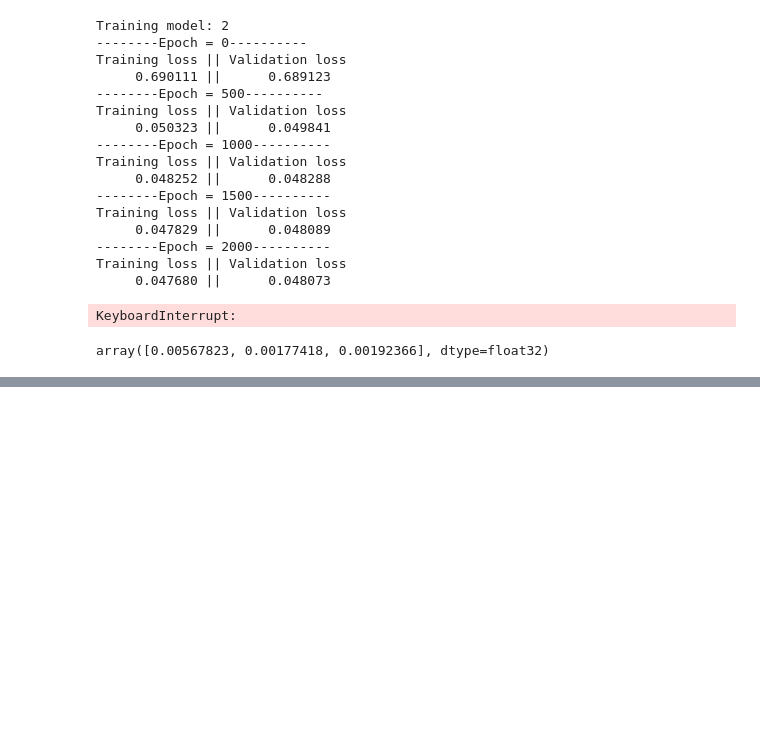
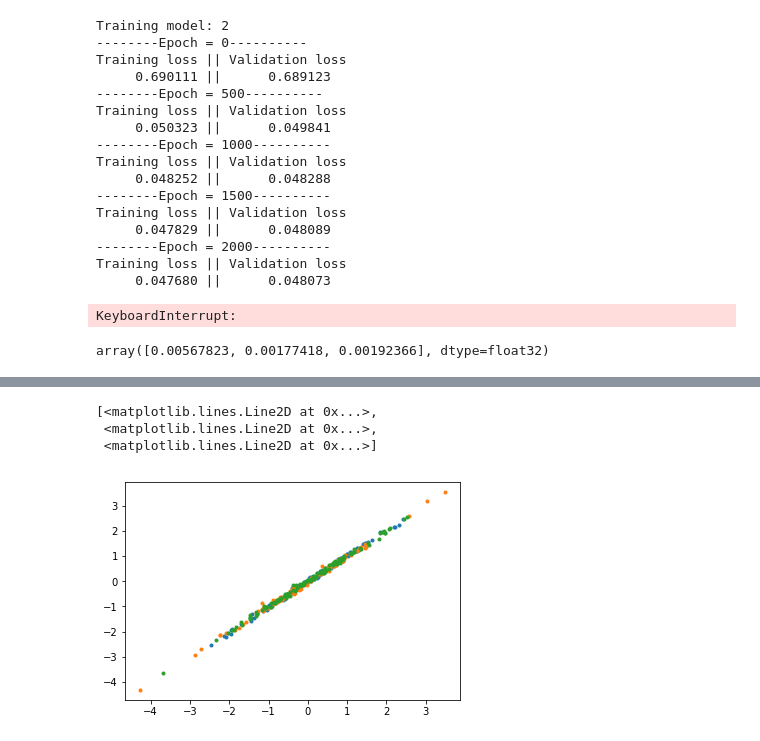
Before and after one commit to semodi/mlcf, a Jupyter notebook: jupyter/build_force_model.ipynb, the cells around one changed output, grey strips where cells are left out. Drawn from its saved outputs; the diff is of its cells as text; code cells hidden in the pictures; blank space fills up the shorter version.

```diff
--- a/jupyter/build_force_model.ipynb
+++ b/jupyter/build_force_model.ipynb
@@ -122,0 +153,7 @@ array([0.00567823, 0.00177418, 0.00192366], dtype=float32)
+# %%
+plot(mbp[1,:,0],corrected[1,:,0], ls = '', marker = '.')
+# %% [output]
+[<matplotlib.lines.Line2D at 0x...>,
+ <matplotlib.lines.Line2D at 0x...>,
+ <matplotlib.lines.Line2D at 0x...>]
+[figure, added]
```
Also changed, not shown: parts of 6 cells of this notebook, 32 other files.
